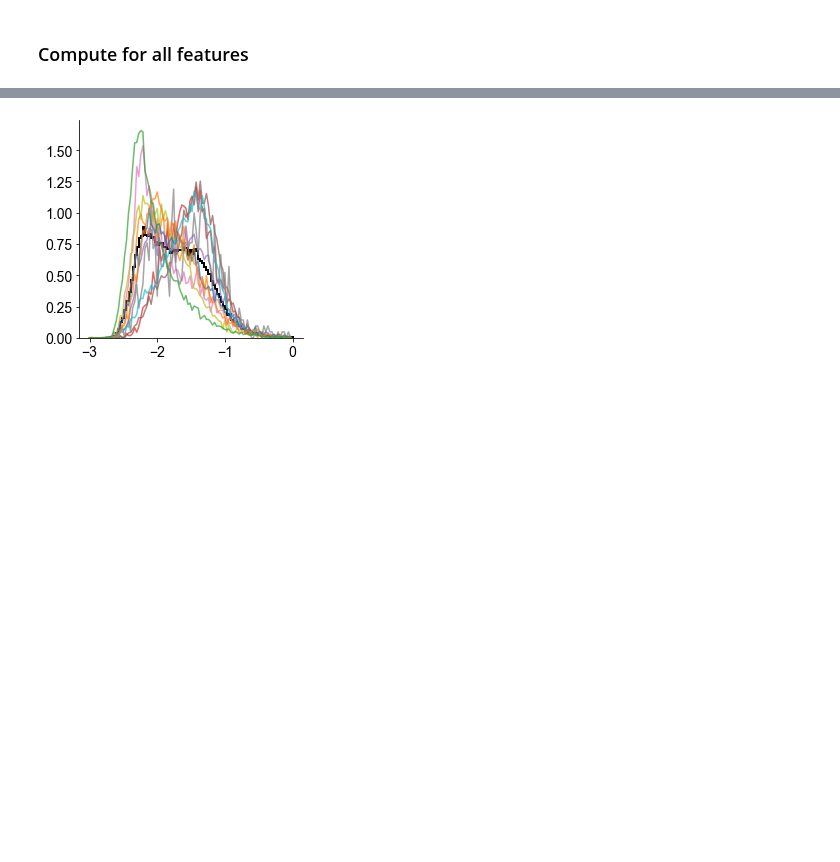
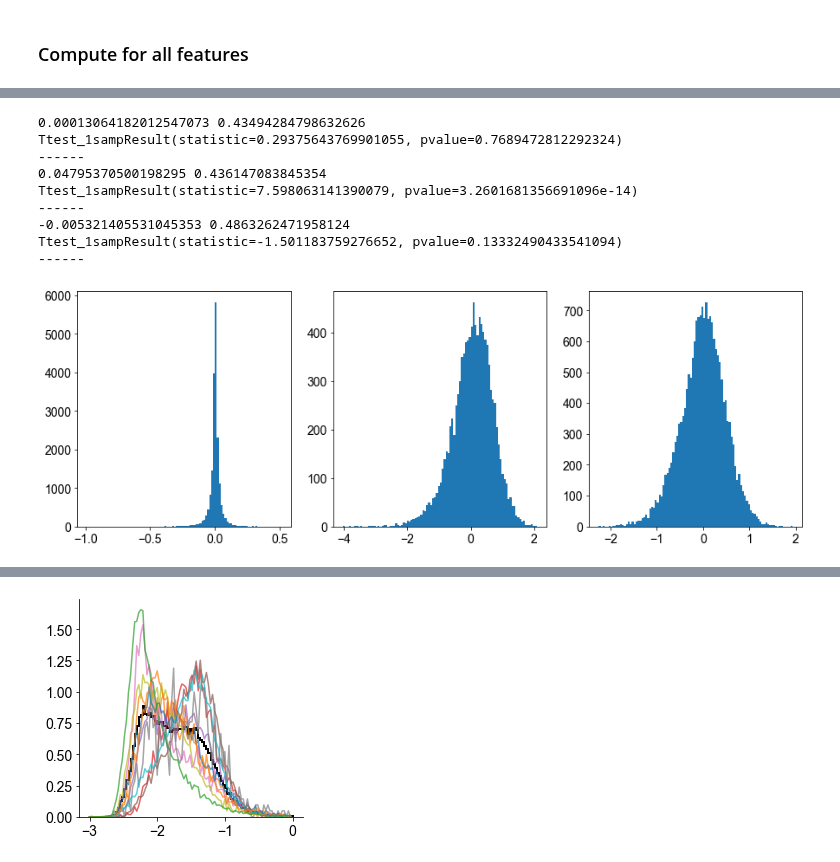
Before and after one commit to rdgao/field-echos, a Jupyter notebook: notebooks/4_viz_human_wm.ipynb, the cells around one changed output, grey strips where cells are left out. Cells and saved outputs as stored; diff of their text form; code cells hidden in the pictures; blank space fills up the shorter version.

```diff
--- a/notebooks/4_viz_human_wm.ipynb
+++ b/notebooks/4_viz_human_wm.ipynb
@@ -219,0 +242,44 @@ Covariance Type:            nonrobust
+# %%
+plt.figure(figsize=(15,5))
+
+# door #1
+plt.subplot(1,3,1)
+df_pre = df_operating[df_operating['cond']==0]
+df_enc = (df_operating[df_operating['cond']==1]+df_operating[df_operating['cond']==2].values)/2
+df_diff = df_enc
+df_diff[feature_names] -= df_pre[feature_names].values
+plt.hist(df_diff['tau'], 100);
+print((df_diff['tau']).mean(), (df_diff['tau']<=0).sum()/(~np.isnan(df_diff['tau'])).sum())
+print(ttest_1samp((df_diff['tau']), 0, nan_policy='omit'))
+print('------')
+
+# door #2
+plt.subplot(1,3,2)
+df_diff = np.log10(df_enc)
+df_diff[feature_names] -= np.log10(df_pre[feature_names].values)
+plt.hist(df_diff['tau'], 100);
+print((df_diff['tau']).mean(), (df_diff['tau']<=0).sum()/(~np.isnan(df_diff['tau'])).sum())
+print(ttest_1samp((df_diff['tau']), 0, nan_policy='omit'))
+print('------')
+
+# door #3
+plt.subplot(1,3,3)
+df_pre = np.log10(df_operating[df_operating['cond']==0])
+df_enc = (np.log10(df_operating[df_operating['cond']==1])+np.log10(df_operating[df_operating['cond']==2].values))/2
+df_diff = df_enc
+df_diff[feature_names] -= df_pre[feature_names].values
+plt.hist(df_diff['tau'], 100);
+print((df_diff['tau']).mean(), (df_diff['tau']<=0).sum()/(~np.isnan(df_diff['tau'])).sum())
+print(ttest_1samp((df_diff['tau']), 0, nan_policy='omit'))
+print('------')
+# %% [output]
+0.00013064182012547073 0.43494284798632626
+Ttest_1sampResult(statistic=0.29375643769901055, pvalue=0.7689472812292324)
+------
+0.04795370500198295 0.436147083845354
+Ttest_1sampResult(statistic=7.598063141390079, pvalue=3.2601681356691096e-14)
+------
+-0.005321405531045353 0.4863262471958124
+Ttest_1sampResult(statistic=-1.501183759276652, pvalue=0.13332490433541094)
+------
+[figure, added]
```
Also changed, not shown: parts of 10 cells of this notebook.
